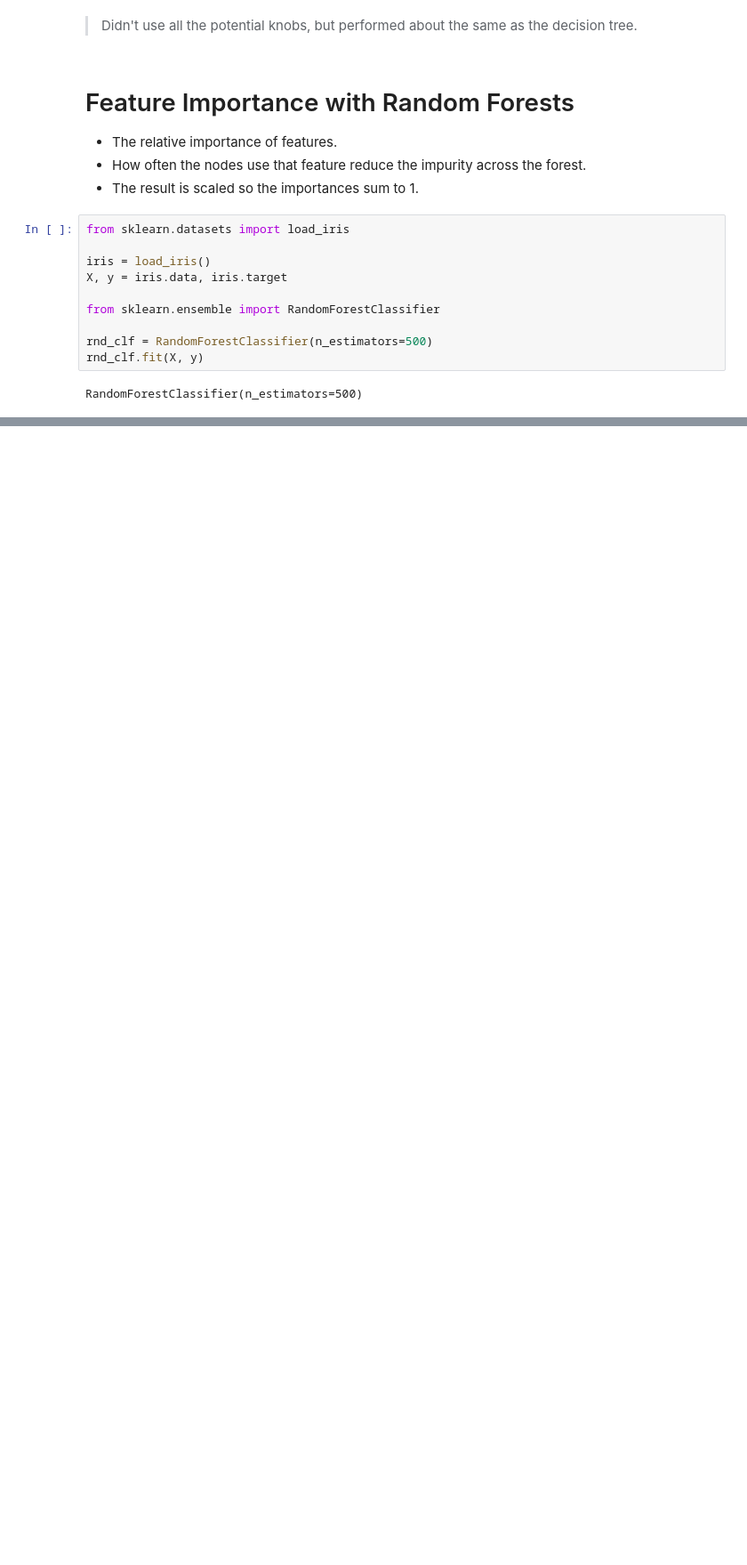
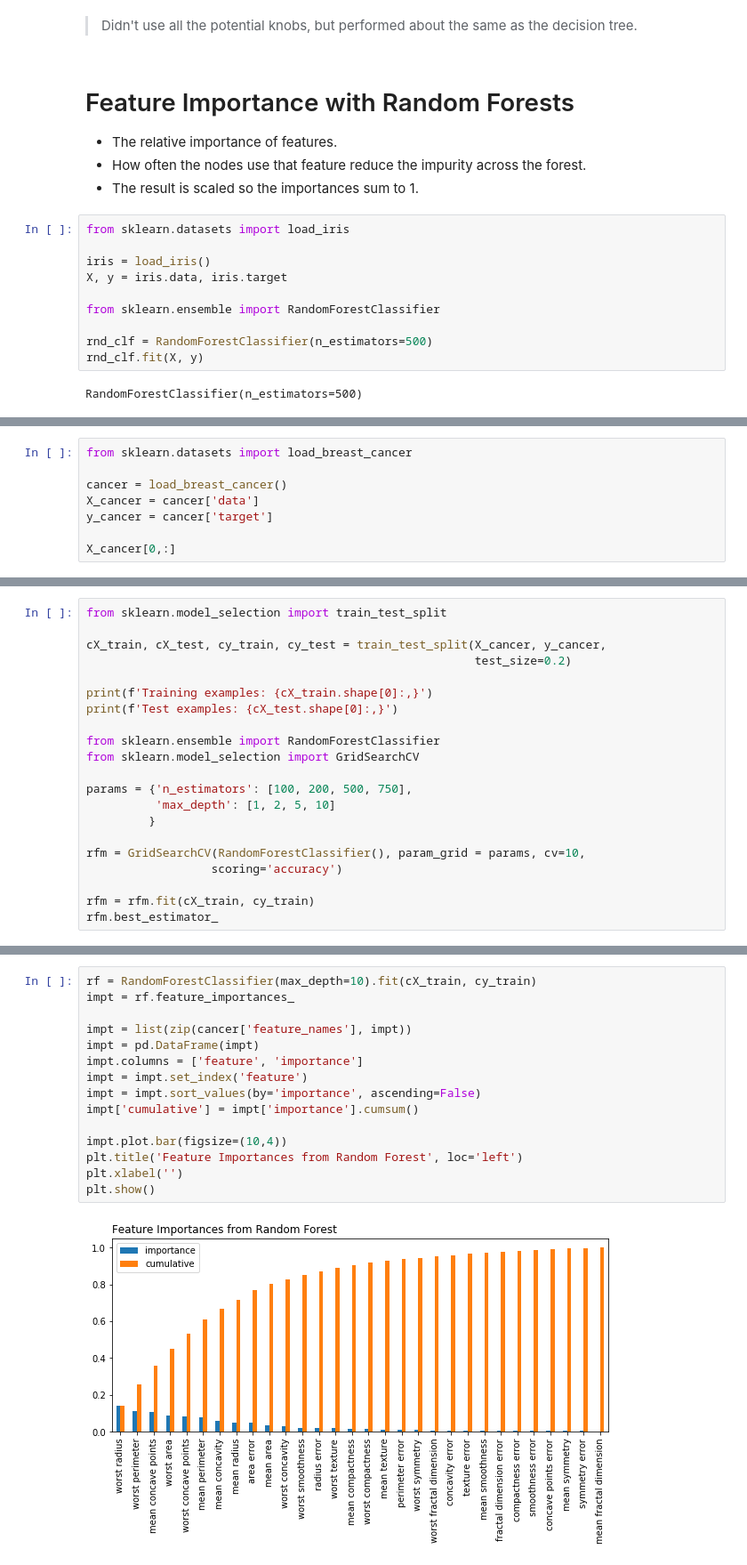
Before and after one commit to appliedecon/data602-lectures, a Jupyter notebook: week08/trees.ipynb, the cells around one changed output, grey strips where cells are left out. Shown at 89% size. Cells and saved outputs as stored; diff of their text form; blank space fills up the shorter version.

```diff
--- a/week08/trees.ipynb
+++ b/week08/trees.ipynb
@@ -899,0 +1036,8 @@ plt.show()
+# %%
+from sklearn.datasets import load_breast_cancer
+
+cancer = load_breast_cancer()
+X_cancer = cancer['data']
+y_cancer = cancer['target']
+
+X_cancer[0,:]
@@ -899,0 +1050,21 @@ plt.show()
+# %%
+from sklearn.model_selection import train_test_split
+
+cX_train, cX_test, cy_train, cy_test = train_test_split(X_cancer, y_cancer,
+                                                        test_size=0.2)
+
+print(f'Training examples: {cX_train.shape[0]:,}')
+print(f'Test examples: {cX_test.shape[0]:,}')
+
+from sklearn.ensemble import RandomForestClassifier
+from sklearn.model_selection import GridSearchCV
+
+params = {'n_estimators': [100, 200, 500, 750],
+          'max_depth': [1, 2, 5, 10]
+         }
+
+rfm = GridSearchCV(RandomForestClassifier(), param_grid = params, cv=10,
+                  scoring='accuracy')
+
+rfm = rfm.fit(cX_train, cy_train)
+rfm.best_estimator_
@@ -899,0 +1091,17 @@ plt.show()
+# %%
+rf = RandomForestClassifier(max_depth=10).fit(cX_train, cy_train)
+impt = rf.feature_importances_
+
+impt = list(zip(cancer['feature_names'], impt))
+impt = pd.DataFrame(impt)
+impt.columns = ['feature', 'importance']
+impt = impt.set_index('feature')
+impt = impt.sort_values(by='importance', ascending=False)
+impt['cumulative'] = impt['importance'].cumsum()
+
+impt.plot.bar(figsize=(10,4))
+plt.title('Feature Importances from Random Forest', loc='left')
+plt.xlabel('')
+plt.show()
+# %% [output]
+[figure, added]
```
Also changed, not shown: parts of 69 cells of this notebook.
